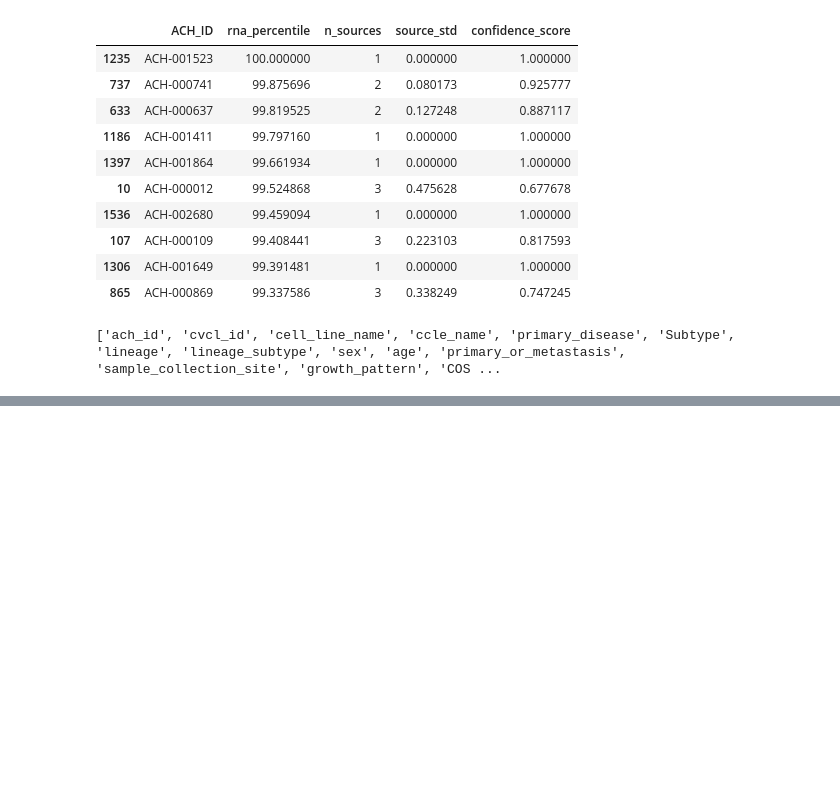
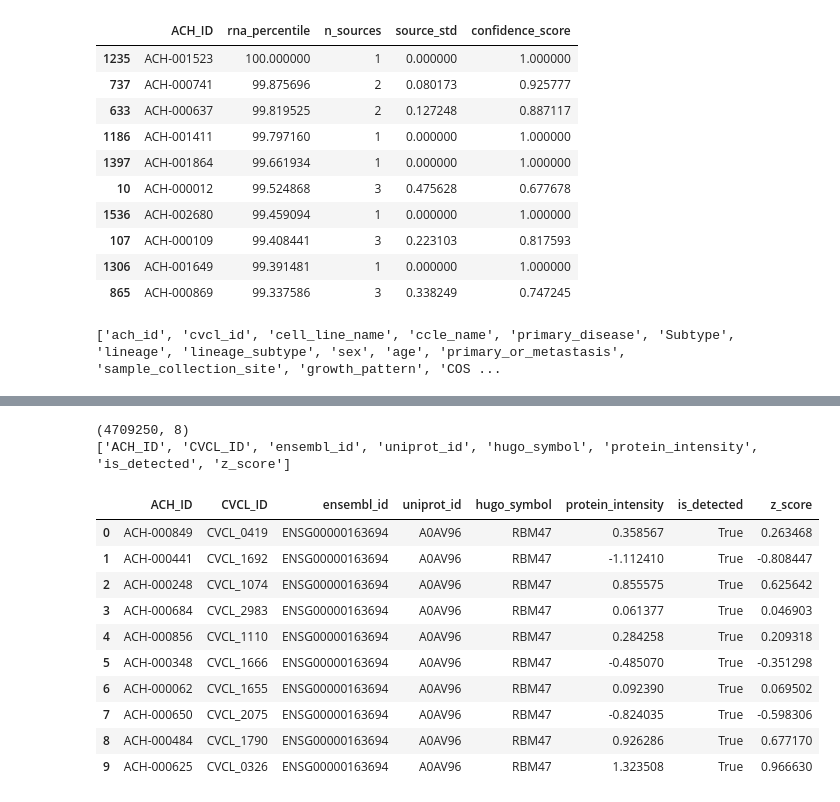
Before and after one commit to NattawasP/SEMTM0044_2025_AYEAR_TEAM34, a Jupyter notebook: notebooks/Victor_Data Exploration/Percentile_Ranking.ipynb, the cells around one changed output, grey strips where cells are left out. Cells and saved outputs as stored; diff of their text form; code cells hidden in the pictures; blank space fills up the shorter version.

```diff
--- a/notebooks/Victor_Data Exploration/Percentile_Ranking.ipynb
+++ b/notebooks/Victor_Data Exploration/Percentile_Ranking.ipynb
@@ -144,0 +148,21 @@ named[["ACH_ID", "cell_line_name", "primary_disease", "lineage", "rna_percentile
+# %%
+# Load the team's harmonized proteomics data instead of the raw file
+fact_prot = pd.read_csv("../../data/AZ_harmonized_data/fact_proteomics.csv")
+
+print(fact_prot.shape)
+print(fact_prot.columns.tolist())
+fact_prot.head(10)
+# %% [output]
+(4709250, 8)
+['ACH_ID', 'CVCL_ID', 'ensembl_id', 'uniprot_id', 'hugo_symbol', 'protein_intensity', 'is_detected', 'z_score']
+|  | ACH_ID | CVCL_ID | ensembl_id | uniprot_id | hugo_symbol | protein_intensity | is_detected | z_score |
+| 0 | ACH-000849 | CVCL_0419 | ENSG00000163694 | A0AV96 | RBM47 | 0.358567 | True | 0.263468 |
+| 1 | ACH-000441 | CVCL_1692 | ENSG00000163694 | A0AV96 | RBM47 | -1.112410 | True | -0.808447 |
+| 2 | ACH-000248 | CVCL_1074 | ENSG00000163694 | A0AV96 | RBM47 | 0.855575 | True | 0.625642 |
+| 3 | ACH-000684 | CVCL_2983 | ENSG00000163694 | A0AV96 | RBM47 | 0.061377 | True | 0.046903 |
+| 4 | ACH-000856 | CVCL_1110 | ENSG00000163694 | A0AV96 | RBM47 | 0.284258 | True | 0.209318 |
+| 5 | ACH-000348 | CVCL_1666 | ENSG00000163694 | A0AV96 | RBM47 | -0.485070 | True | -0.351298 |
+| 6 | ACH-000062 | CVCL_1655 | ENSG00000163694 | A0AV96 | RBM47 | 0.092390 | True | 0.069502 |
+| 7 | ACH-000650 | CVCL_2075 | ENSG00000163694 | A0AV96 | RBM47 | -0.824035 | True | -0.598306 |
+| 8 | ACH-000484 | CVCL_1790 | ENSG00000163694 | A0AV96 | RBM47 | 0.926286 | True | 0.677170 |
+| 9 | ACH-000625 | CVCL_0326 | ENSG00000163694 | A0AV96 | RBM47 | 1.323508 | True | 0.966630 |
```
Also changed, not shown: parts of 3 cells of this notebook.
